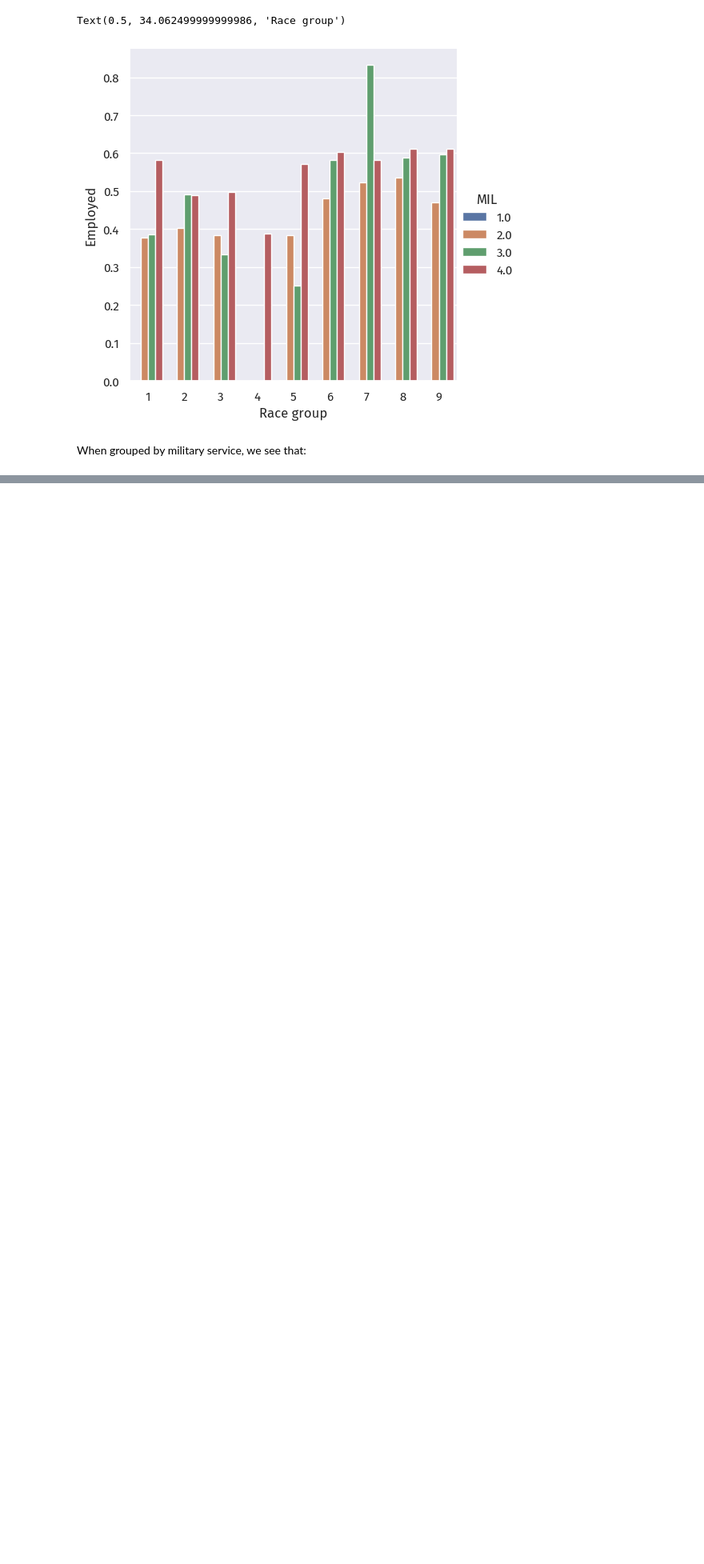
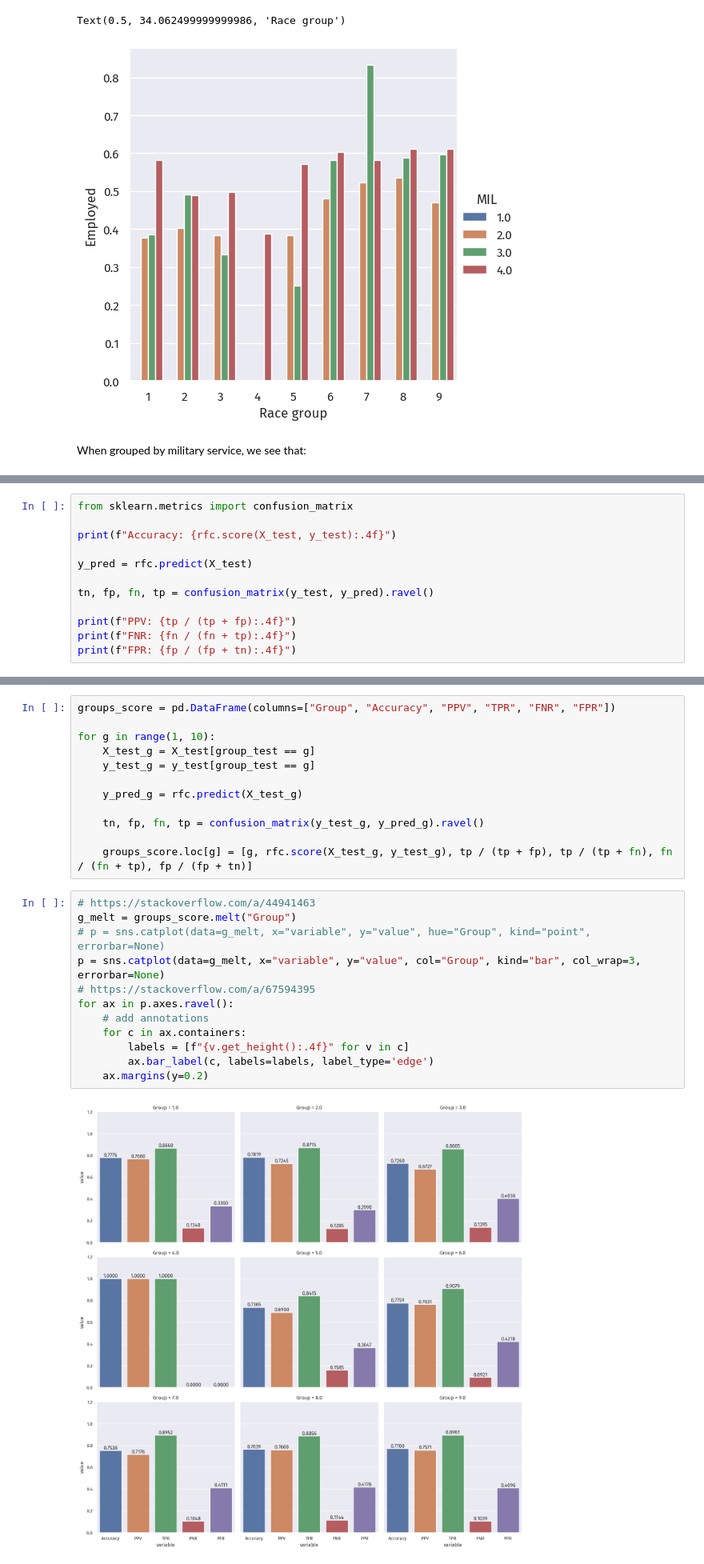
Before and after one commit to doabell/451-blog, a Jupyter notebook: posts/auditing-bias/index.ipynb, the cells around one changed output, grey strips where cells are left out. Shown: that part at 80% size. Saved outputs shown, nothing was run; the diff lists cells and outputs as text; blank space fills up the shorter version.

```diff
--- a/posts/auditing-bias/index.ipynb
+++ b/posts/auditing-bias/index.ipynb
@@ -303,0 +355,12 @@ search.fit(X_train, y_train)
+# %%
+from sklearn.metrics import confusion_matrix
+
+print(f"Accuracy: {rfc.score(X_test, y_test):.4f}")
+
+y_pred = rfc.predict(X_test)
+
+tn, fp, fn, tp = confusion_matrix(y_test, y_pred).ravel()
+
+print(f"PPV: {tp / (tp + fp):.4f}")
+print(f"FNR: {fn / (fn + tp):.4f}")
+print(f"FPR: {fp / (fp + tn):.4f}")
@@ -303,0 +379,26 @@ search.fit(X_train, y_train)
+# %%
+groups_score = pd.DataFrame(columns=["Group", "Accuracy", "PPV", "TPR", "FNR", "FPR"])
+
+for g in range(1, 10):
+    X_test_g = X_test[group_test == g]
+    y_test_g = y_test[group_test == g]
+
+    y_pred_g = rfc.predict(X_test_g)
+
+    tn, fp, fn, tp = confusion_matrix(y_test_g, y_pred_g).ravel()
+
+    groups_score.loc[g] = [g, rfc.score(X_test_g, y_test_g), tp / (tp + fp), tp / (tp + fn), fn / (fn + tp), fp / (fp + tn)]
+# %%
+# https://stackoverflow.com/a/44941463
+g_melt = groups_score.melt("Group")
+# p = sns.catplot(data=g_melt, x="variable", y="value", hue="Group", kind="point", errorbar=None)
+p = sns.catplot(data=g_melt, x="variable", y="value", col="Group", kind="bar", col_wrap=3, errorbar=None)
+# https://stackoverflow.com/a/67594395
+for ax in p.axes.ravel():
+    # add annotations
+    for c in ax.containers:
+        labels = [f"{v.get_height():.4f}" for v in c]
+        ax.bar_label(c, labels=labels, label_type='edge')
+    ax.margins(y=0.2)
+# %% [output]
+[figure, added]
```
Also changed, not shown: parts of 16 cells of this notebook.
